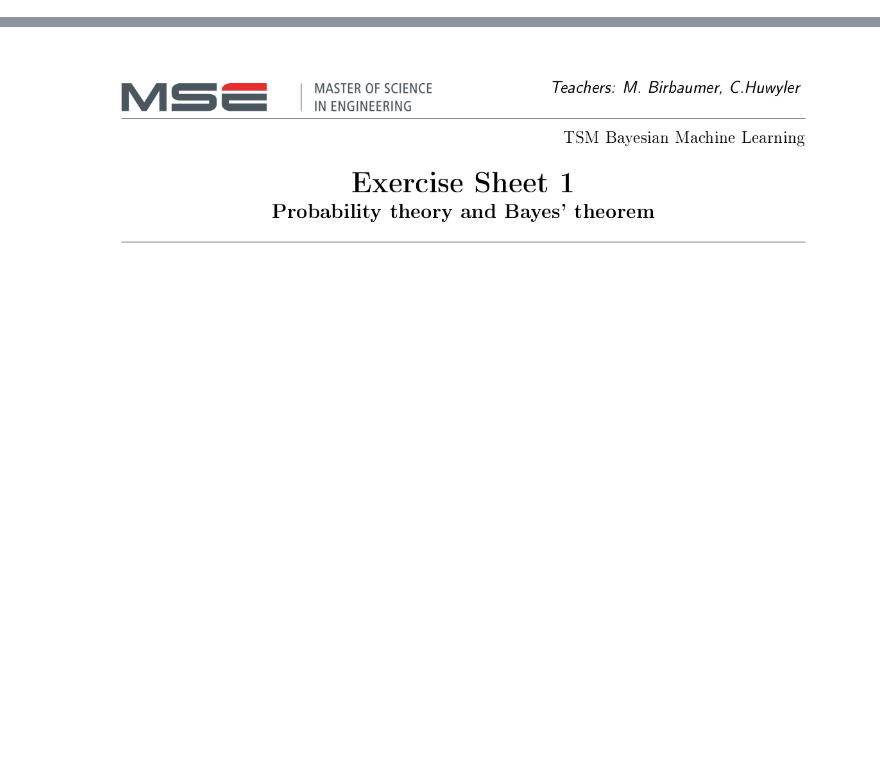
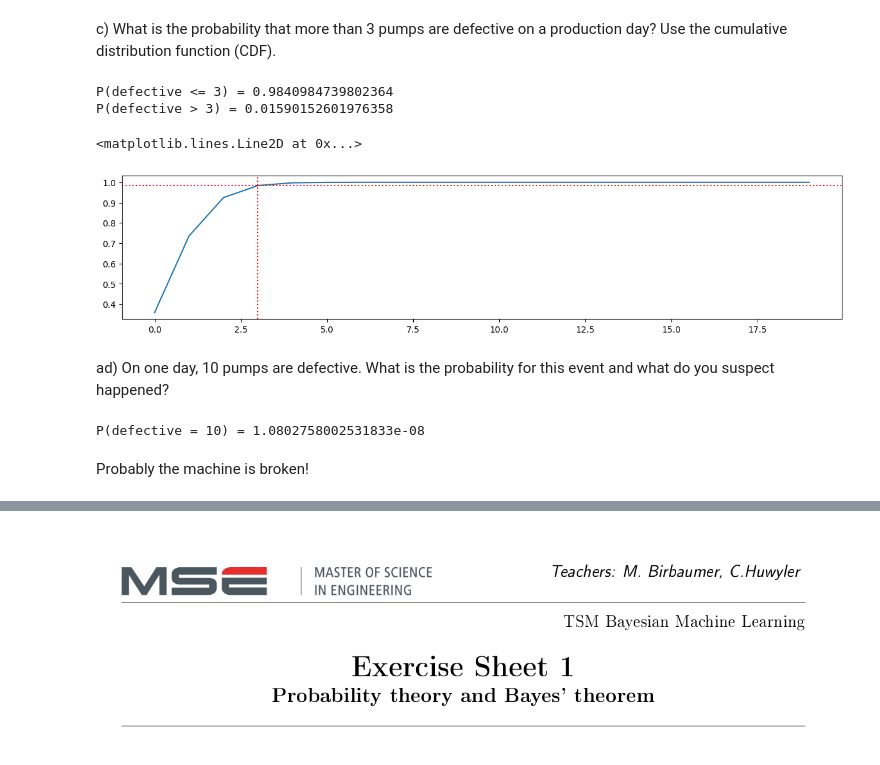
Before and after one commit to marbetschar/notes.marco.betschart.name, a Jupyter notebook: bayesian_machine_learning/introduction/Introduction.ipynb, the cells around one changed output, grey strips where cells are left out. Saved outputs shown, nothing was run; the diff lists cells and outputs as text; code cells hidden in the pictures; blank space fills up the shorter version.

Commit message:
Bayesian Machine Learning: Introduction

```diff
--- a/bayesian_machine_learning/probability_and_bayes_theorem/Solutions.ipynb
+++ b/bayesian_machine_learning/introduction/Introduction.ipynb
@@ -0,0 +266,36 @@
+# %% [markdown]
+c) What is the probability that more than 3 pumps are defective on a production day? Use
+the cumulative distribution function (CDF).
+# %%
+n = 20
+k = 3
+p = 0.05
+x = np.arange(0, n)
+
+p_k_or_less_defective = stats.binom.cdf(n = n, k = k, p = p)
+p_more_than_k_defective = 1 - p_k_or_less_defective
+
+print(f"P(defective <= {k}) = {p_k_or_less_defective}")
+print(f"P(defective > {k}) = {p_more_than_k_defective}")
+
+plt.plot(x, stats.binom.cdf(n = n, k = x, p = p))
+plt.axvline(k, color='red', linestyle='dotted')
+plt.axhline(1 - p_more_than_k_defective, color='red', linestyle='dotted')
+# %% [output]
+P(defective <= 3) = 0.9840984739802364
+P(defective > 3) = 0.01590152601976358
+<matplotlib.lines.Line2D at 0x...>
+[figure, added]
+# %% [markdown]
+ad) On one day, 10 pumps are defective. What is the probability for this event and what do you suspect happened?
+# %%
+n = 20
+k = 10
+p = 0.05
+
+p_k_defective = stats.binom.pmf(k, n, p)
+print(f"P(defective = {k}) = {p_k_defective}")
+# %% [output]
+P(defective = 10) = 1.0802758002531833e-08
+# %% [markdown]
+Probably the machine is broken!
```
Also changed, not shown: parts of 89 cells of this notebook, 8 other files.
